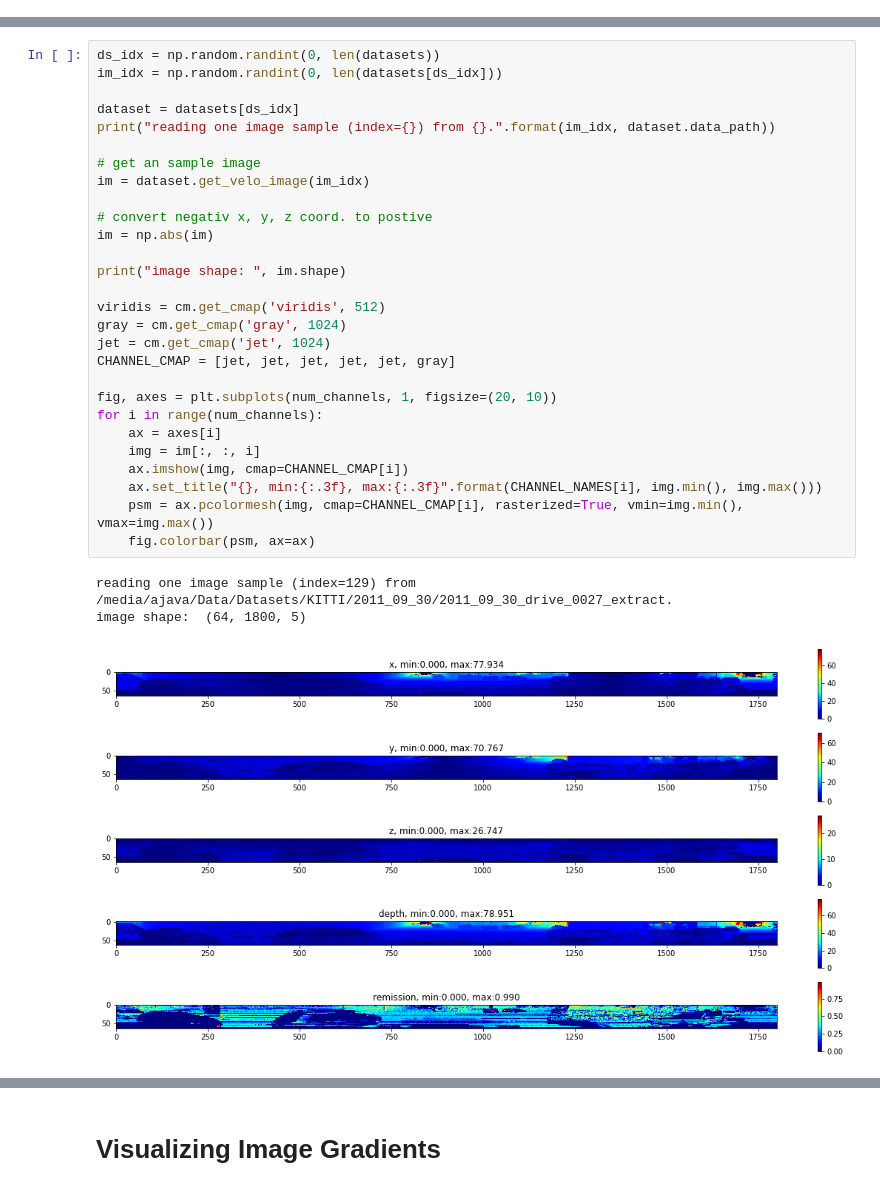
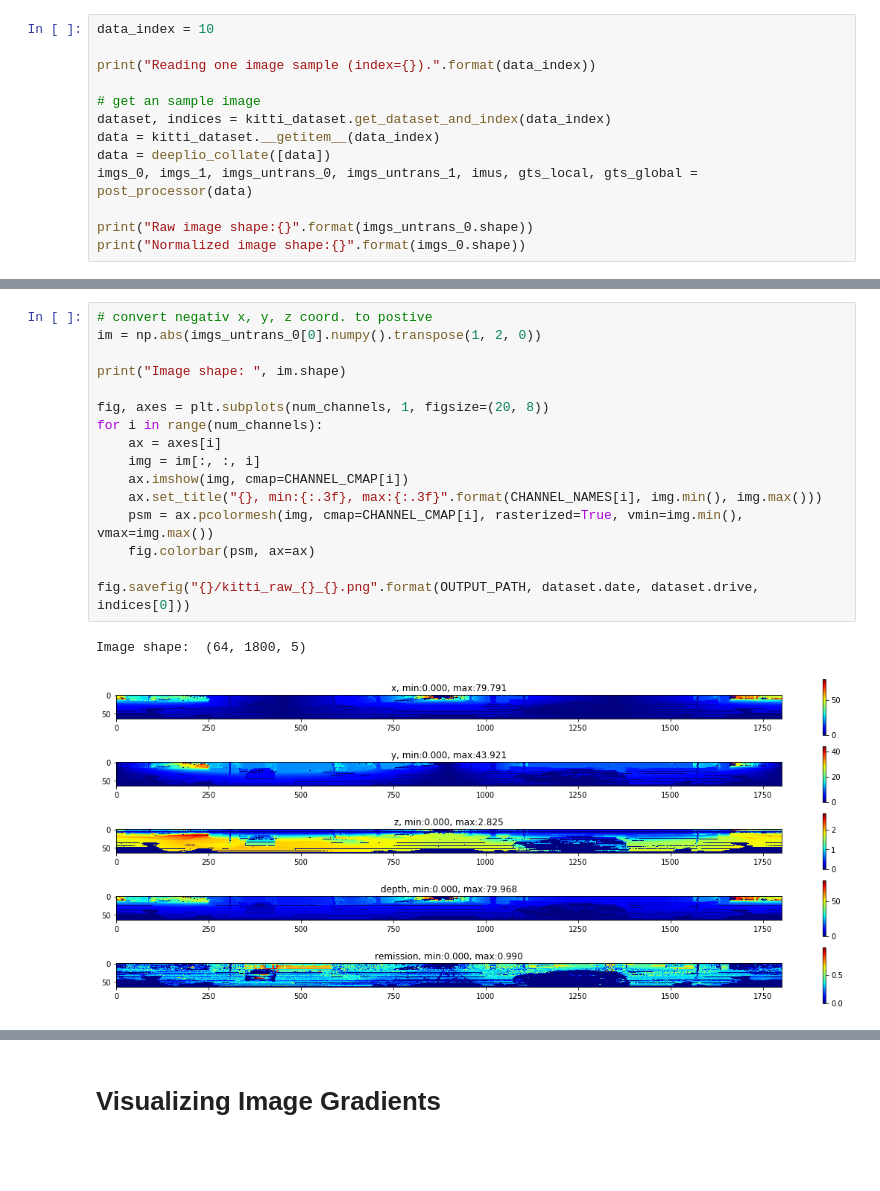
Before and after one commit to ArashJavan/DeepLIO, a Jupyter notebook: notebooks/01_kitti_ds_vis.ipynb, the cells around one changed output, grey strips where cells are left out. Drawn from its saved outputs; the diff is of its cells as text; blank space fills up the shorter version.

```diff
--- a/notebooks/01_kitti_ds_vis.ipynb
+++ b/notebooks/01_kitti_ds_vis.ipynb
@@ -34,0 +70,13 @@ num_workers = 6
+# %%
+data_index = 10
+
+print("Reading one image sample (index={}).".format(data_index))
+
+# get an sample image
+dataset, indices = kitti_dataset.get_dataset_and_index(data_index)
+data = kitti_dataset.__getitem__(data_index)
+data = deeplio_collate([data])
+imgs_0, imgs_1, imgs_untrans_0, imgs_untrans_1, imus, gts_local, gts_global = post_processor(data)
+
+print("Raw image shape:{}".format(imgs_untrans_0.shape))
+print("Normalized image shape:{}".format(imgs_0.shape))
@@ -57,34 +89,21 @@ reading datset /media/ajava/Data/Datasets/KITTI/2011_09_30/2011_09_30_drive_0027
 # %%
-ds_idx = np.random.randint(0, len(datasets))
-im_idx = np.random.randint(0, len(datasets[ds_idx]))
+# convert negativ x, y, z coord. to postive
+im = np.abs(imgs_untrans_0[0].numpy().transpose(1, 2, 0))
 
-dataset = datasets[ds_idx]
-print("reading one image sample (index={}) from {}.".format(im_idx, dataset.data_path))
+print("Image shape: ", im.shape)
 
-# get an sample image
-im = dataset.get_velo_image(im_idx)
-
-# convert negativ x, y, z coord. to postive
-im = np.abs(im)
-
-print("image shape: ", im.shape)
-
-viridis = cm.get_cmap('viridis', 512)
-gray = cm.get_cmap('gray', 1024)
-jet = cm.get_cmap('jet', 1024)
-CHANNEL_CMAP = [jet, jet, jet, jet, jet, gray]
-
-fig, axes = plt.subplots(num_channels, 1, figsize=(20, 10))
+fig, axes = plt.subplots(num_channels, 1, figsize=(20, 8))
 for i in range(num_channels):
     ax = axes[i]
     img = im[:, :, i]
     ax.imshow(img, cmap=CHANNEL_CMAP[i])
     ax.set_title("{}, min:{:.3f}, max:{:.3f}".format(CHANNEL_NAMES[i], img.min(), img.max()))
     psm = ax.pcolormesh(img, cmap=CHANNEL_CMAP[i], rasterized=True, vmin=img.min(), vmax=img.max())
     fig.colorbar(psm, ax=ax)
+
+fig.savefig("{}/kitti_raw_{}_{}.png".format(OUTPUT_PATH, dataset.date, dataset.drive, indices[0]))
 # %% [output]
-reading one image sample (index=129) from /media/ajava/Data/Datasets/KITTI/2011_09_30/2011_09_30_drive_0027_extract.
-image shape:  (64, 1800, 5)
+Image shape:  (64, 1800, 5)
-[figure, old version]
+[figure, new version]
 # %%
 # get an sample image
```
Also changed, not shown: parts of 16 cells of this notebook, 7 other files.
